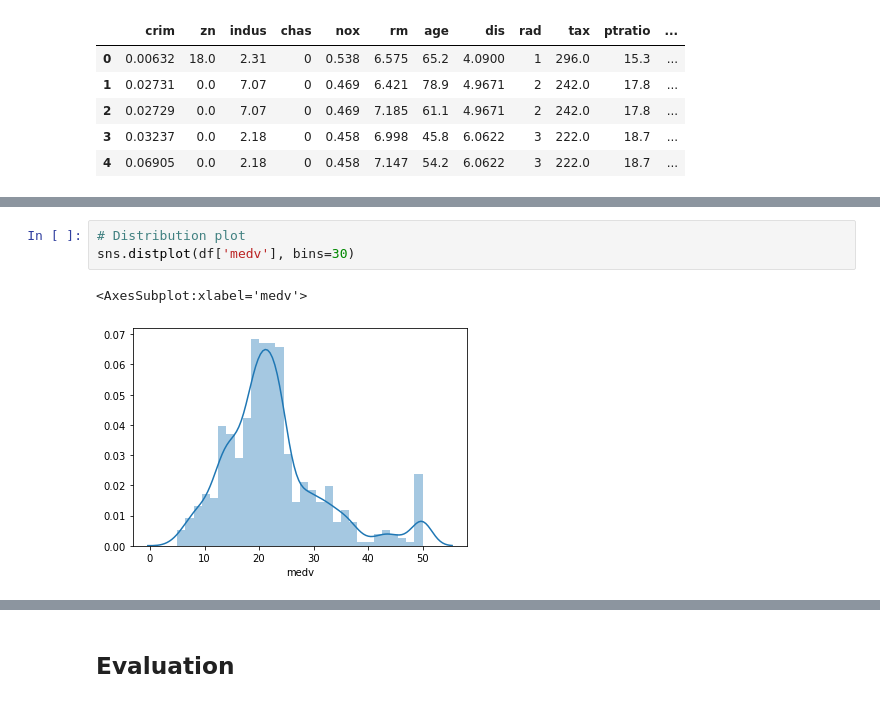
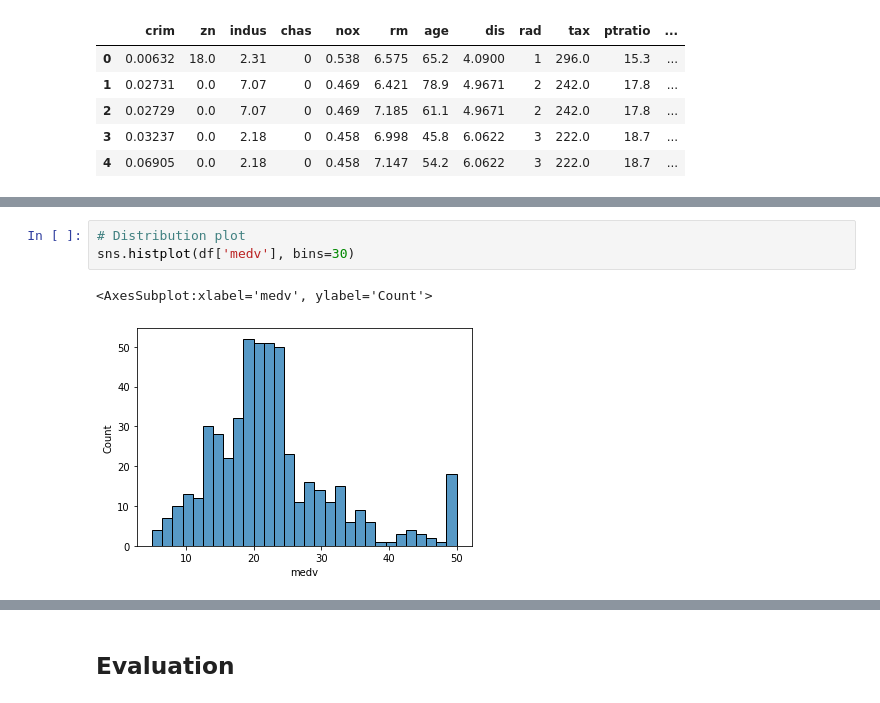
Before and after one commit to Kodesiana/book-ml-python, a Jupyter notebook: jupyter/regression_linear.ipynb, the cells around one changed output, grey strips where cells are left out. Cells and saved outputs as stored; diff of their text form.

```diff
--- a/jupyter/regression_linear.ipynb
+++ b/jupyter/regression_linear.ipynb
@@ -46,6 +72,6 @@ df.head()
 # %%
 # Distribution plot
-sns.distplot(df['medv'], bins=30)
+sns.histplot(df['medv'], bins=30)
 # %% [output]
-<AxesSubplot:xlabel='medv'>
+<AxesSubplot:xlabel='medv', ylabel='Count'>
-[figure, old version]
+[figure, new version]
```
Also changed, not shown: parts of 21 cells of this notebook.
